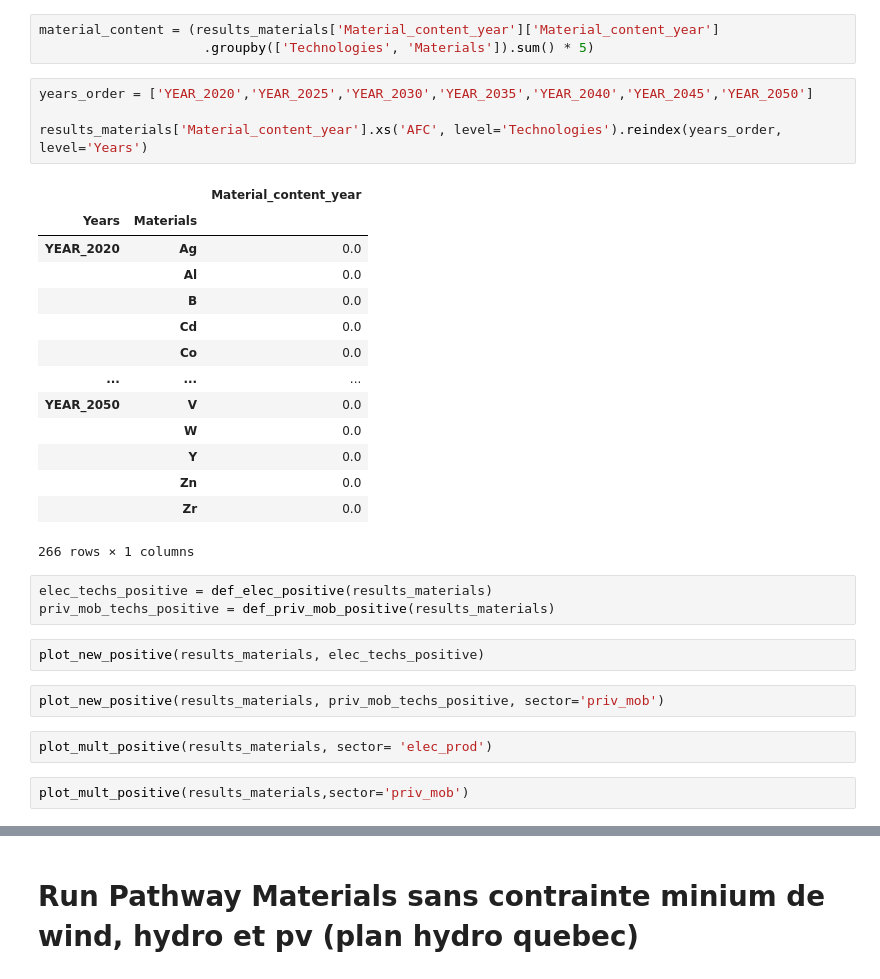
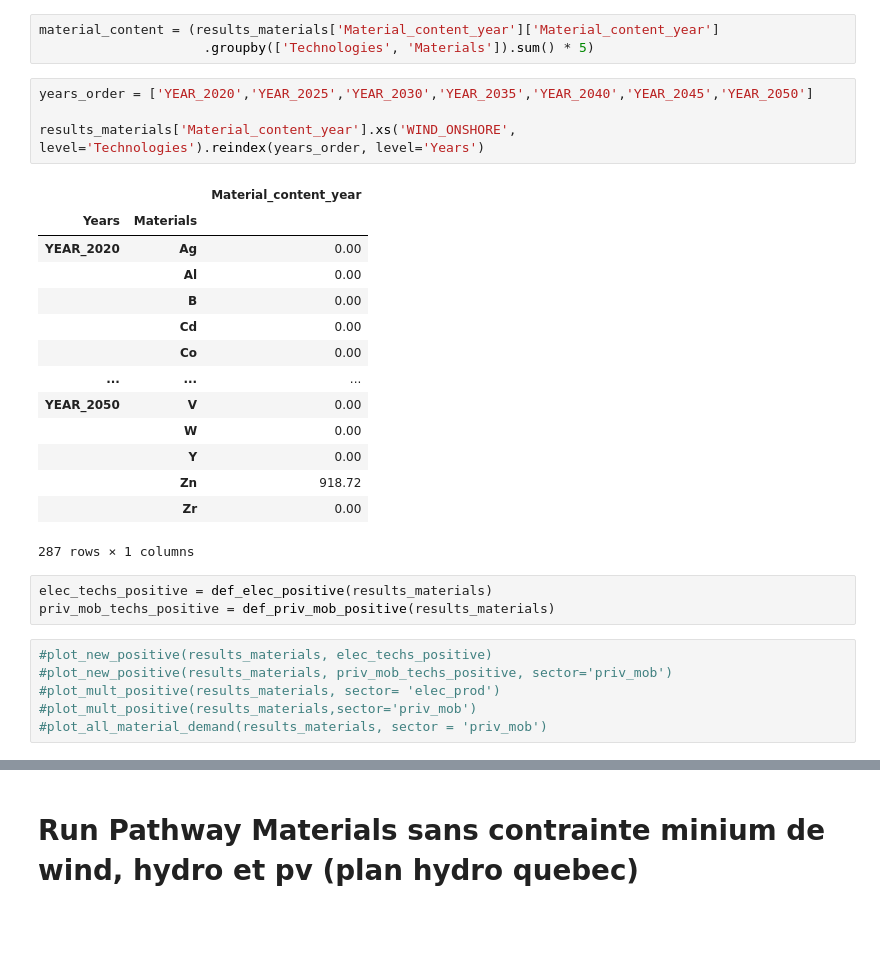
Before and after one commit to CIRAIG/EnergyScope-Quebec, a Jupyter notebook: projects/critical_materials/Pathway_materials.ipynb, the cells around one changed output, grey strips where cells are left out. Saved outputs shown, nothing was run; the diff lists cells and outputs as text; blank space fills up the shorter version.

```diff
--- a/projects/critical_materials/Pathway_materials.ipynb
+++ b/projects/critical_materials/Pathway_materials.ipynb
@@ -82,30 +85,28 @@ material_content = (results_materials['Material_content_year']['Material_content
 # %%
 years_order = ['YEAR_2020','YEAR_2025','YEAR_2030','YEAR_2035','YEAR_2040','YEAR_2045','YEAR_2050']
 
-results_materials['Material_content_year'].xs('AFC', level='Technologies').reindex(years_order, level='Years')
+results_materials['Material_content_year'].xs('WIND_ONSHORE', level='Technologies').reindex(years_order, level='Years')
 # %% [output]
 |  |  | Material_content_year |
 | Years | Materials |  |
-| YEAR_2020 | Ag | 0.0 |
-|  | Al | 0.0 |
-|  | B | 0.0 |
-|  | Cd | 0.0 |
-|  | Co | 0.0 |
+| YEAR_2020 | Ag | 0.00 |
+|  | Al | 0.00 |
+|  | B | 0.00 |
+|  | Cd | 0.00 |
+|  | Co | 0.00 |
 | ... | ... | ... |
-| YEAR_2050 | V | 0.0 |
-|  | W | 0.0 |
-|  | Y | 0.0 |
-|  | Zn | 0.0 |
-|  | Zr | 0.0 |
+| YEAR_2050 | V | 0.00 |
+|  | W | 0.00 |
+|  | Y | 0.00 |
+|  | Zn | 918.72 |
+|  | Zr | 0.00 |
-266 rows × 1 columns
+287 rows × 1 columns
 # %%
 elec_techs_positive = def_elec_positive(results_materials)
 priv_mob_techs_positive = def_priv_mob_positive(results_materials)
 # %%
-plot_new_positive(results_materials, elec_techs_positive)
+#plot_new_positive(results_materials, elec_techs_positive)
+#plot_new_positive(results_materials, priv_mob_techs_positive, sector='priv_mob')
+#plot_mult_positive(results_materials, sector= 'elec_prod')
+#plot_mult_positive(results_materials,sector='priv_mob')
+#plot_all_material_demand(results_materials, sector = 'priv_mob')
-# %%
-plot_new_positive(results_materials, priv_mob_techs_positive, sector='priv_mob')
-# %%
-plot_mult_positive(results_materials, sector= 'elec_prod')
-# %%
-plot_mult_positive(results_materials,sector='priv_mob')
```
Also changed, not shown: parts of 5 cells of this notebook, 10 other files.
